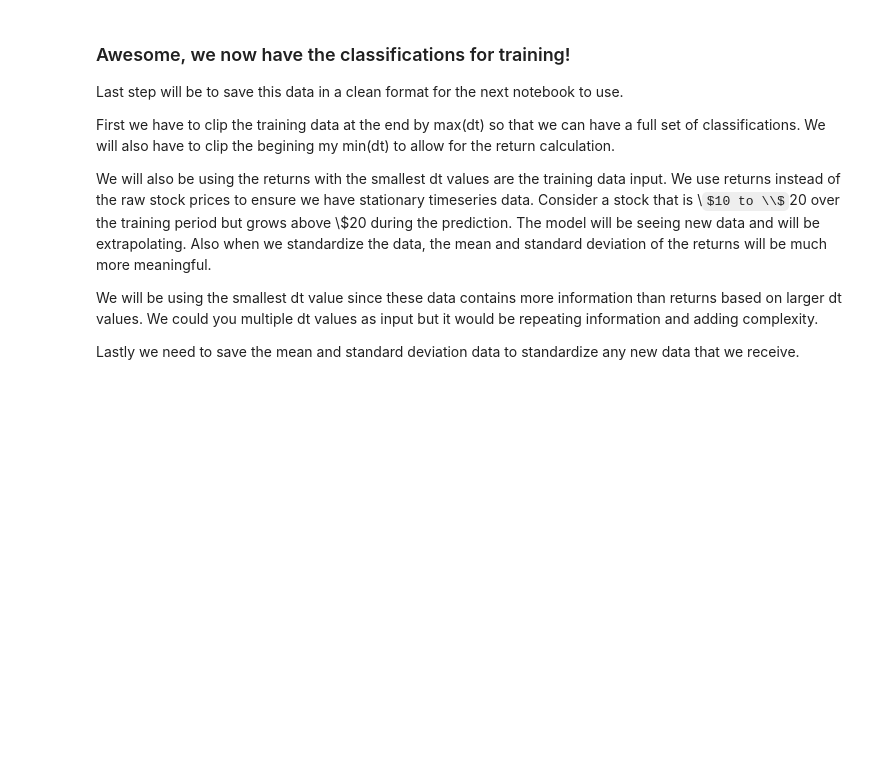
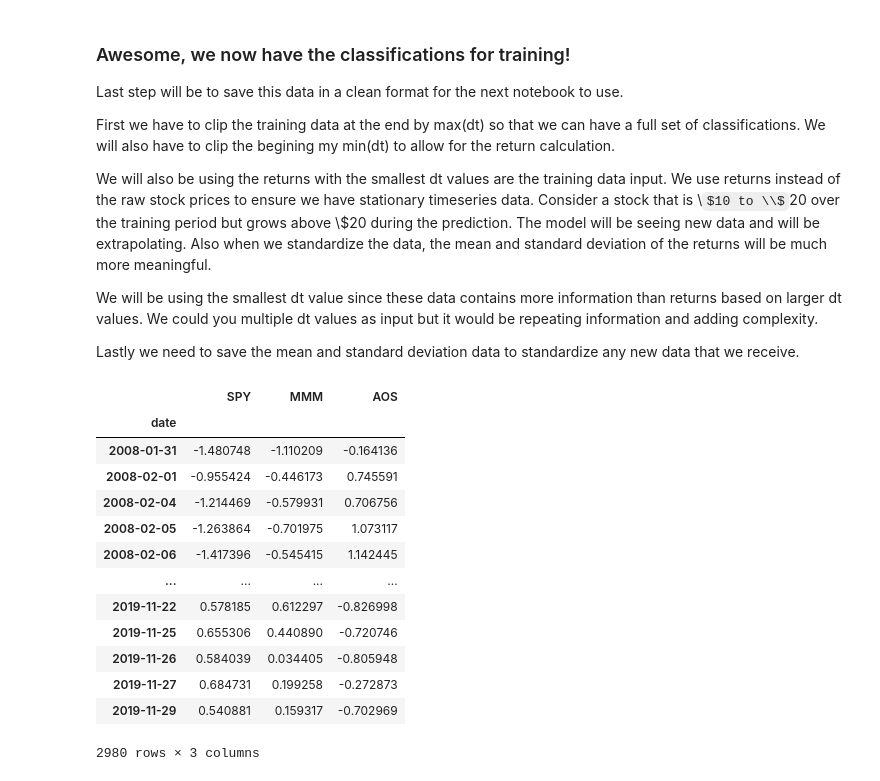
Before and after one commit to daniel-fudge/DRL-Portfolio-Optimization, a Jupyter notebook: data-preparation.ipynb, the cells around one changed output. Saved outputs shown, nothing was run; the diff lists cells and outputs as text; code cells hidden in the pictures; some formulas as TeX source; blank space fills up the shorter version.

```diff
--- a/data-preparation.ipynb
+++ b/data-preparation.ipynb
@@ -328,9 +306,15 @@ We will be using the smallest dt value since these data contains more informatio
 Lastly we need to save the mean and standard deviation data to standardize any new data that we receive.
 # %%
 # First lets clip all the data to the same end date for a full training dataset
-start = stocks.index[min(settings['prediction_days'])]
+start = stocks.index[max(settings['prediction_days'])]
 end = stocks.index[-max(settings['prediction_days'])-1]
-returns_clipped = actual_returns[min(settings['prediction_days'])].loc[start:end, :]
 classification_clipped = {}
+returns_clipped = {}
+stats = {}
 for dt in settings['prediction_days']:
     classification_clipped[dt] = classification[dt].loc[start:end, :]
+    returns_clipped[dt] = actual_returns[dt].loc[start:end, :]
+
+    # Also normalized the input
+    stats[dt] = returns_clipped[dt].describe().loc[['mean', 'std'], :]
+    returns_clipped[dt] = (returns_clipped[dt] - stats[dt].loc['mean', :]) / stats[dt].loc['std', :]
@@ -343,3 +323,20 @@ standardized_returns = (returns_clipped - stats.loc['mean', :]) / stats.loc['std
 with open('training-data-raw.pkl', 'wb') as f:
     pickle.dump({'stats': stats, 'x': returns_clipped, 'y':classification_clipped},
                 f, protocol=pickle.HIGHEST_PROTOCOL)
+# %%
+returns_clipped[dt]
+# %% [output]
+|  | SPY | MMM | AOS |
+| date |  |  |  |
+| 2008-01-31 | -1.480748 | -1.110209 | -0.164136 |
+| 2008-02-01 | -0.955424 | -0.446173 | 0.745591 |
+| 2008-02-04 | -1.214469 | -0.579931 | 0.706756 |
+| 2008-02-05 | -1.263864 | -0.701975 | 1.073117 |
+| 2008-02-06 | -1.417396 | -0.545415 | 1.142445 |
+| ... | ... | ... | ... |
+| 2019-11-22 | 0.578185 | 0.612297 | -0.826998 |
+| 2019-11-25 | 0.655306 | 0.440890 | -0.720746 |
+| 2019-11-26 | 0.584039 | 0.034405 | -0.805948 |
+| 2019-11-27 | 0.684731 | 0.199258 | -0.272873 |
+| 2019-11-29 | 0.540881 | 0.159317 | -0.702969 |
+2980 rows × 3 columns
```
Also changed, not shown: parts of 19 cells of this notebook, 6 other files.
